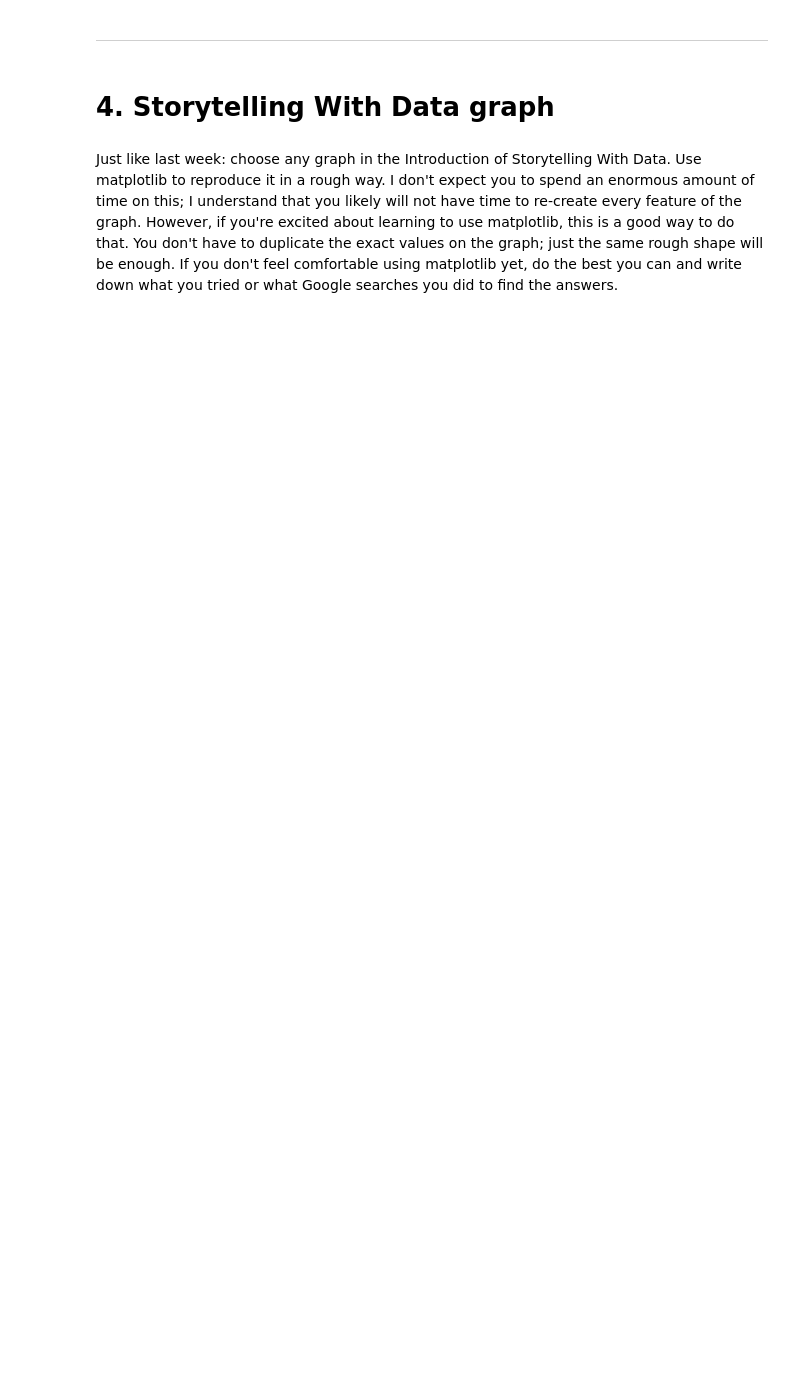
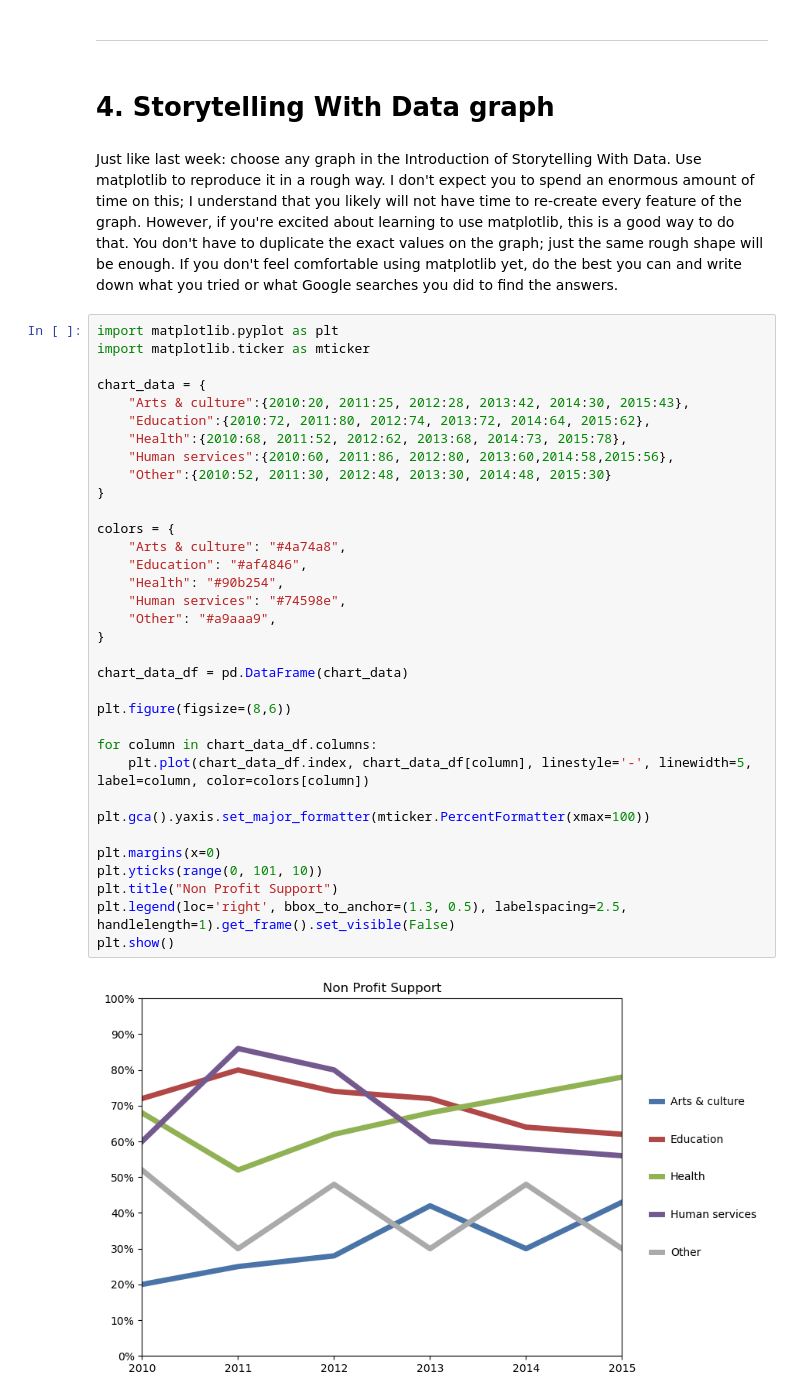
Before and after one commit to famorcam14/AI-for-leaders, a Jupyter notebook: OMDS-ModB2-Week2-Famorca-Mickal.ipynb, the cells around one changed output. Saved outputs shown, nothing was run; the diff lists cells and outputs as text; blank space fills up the shorter version.

```diff
--- a/OMDS-ModB2-Week2-Famorca-Mickal.ipynb
+++ b/OMDS-ModB2-Week2-Famorca-Mickal.ipynb
@@ -217,3 +397,39 @@ beth_df.duplicated().sum()
 # 4. Storytelling With Data graph
 # %% [markdown]
 Just like last week: choose any graph in the Introduction of Storytelling With Data. Use matplotlib to reproduce it in a rough way. I don't expect you to spend an enormous amount of time on this; I understand that you likely will not have time to re-create every feature of the graph. However, if you're excited about learning to use matplotlib, this is a good way to do that. You don't have to duplicate the exact values on the graph; just the same rough shape will be enough.  If you don't feel comfortable using matplotlib yet, do the best you can and write down what you tried or what Google searches you did to find the answers.
+# %%
+import matplotlib.pyplot as plt
+import matplotlib.ticker as mticker
+
+chart_data = {
+    "Arts & culture":{2010:20, 2011:25, 2012:28, 2013:42, 2014:30, 2015:43},
+    "Education":{2010:72, 2011:80, 2012:74, 2013:72, 2014:64, 2015:62},
+    "Health":{2010:68, 2011:52, 2012:62, 2013:68, 2014:73, 2015:78},
+    "Human services":{2010:60, 2011:86, 2012:80, 2013:60,2014:58,2015:56},
+    "Other":{2010:52, 2011:30, 2012:48, 2013:30, 2014:48, 2015:30}
+}
+
+colors = {
+    "Arts & culture": "#4a74a8",
+    "Education": "#af4846",
+    "Health": "#90b254",
+    "Human services": "#74598e",
+    "Other": "#a9aaa9",
+}
+
+chart_data_df = pd.DataFrame(chart_data)
+
+plt.figure(figsize=(8,6))
+
+for column in chart_data_df.columns:
+    plt.plot(chart_data_df.index, chart_data_df[column], linestyle='-', linewidth=5, label=column, color=colors[column])
+
+plt.gca().yaxis.set_major_formatter(mticker.PercentFormatter(xmax=100))
+
+plt.margins(x=0)
+plt.yticks(range(0, 101, 10))
+plt.title("Non Profit Support")
+plt.legend(loc='right', bbox_to_anchor=(1.3, 0.5), labelspacing=2.5, handlelength=1).get_frame().set_visible(False)
+plt.show()
+# %% [output]
+[figure, added]
```
Also changed, not shown: parts of 20 cells of this notebook, 2 other files.
